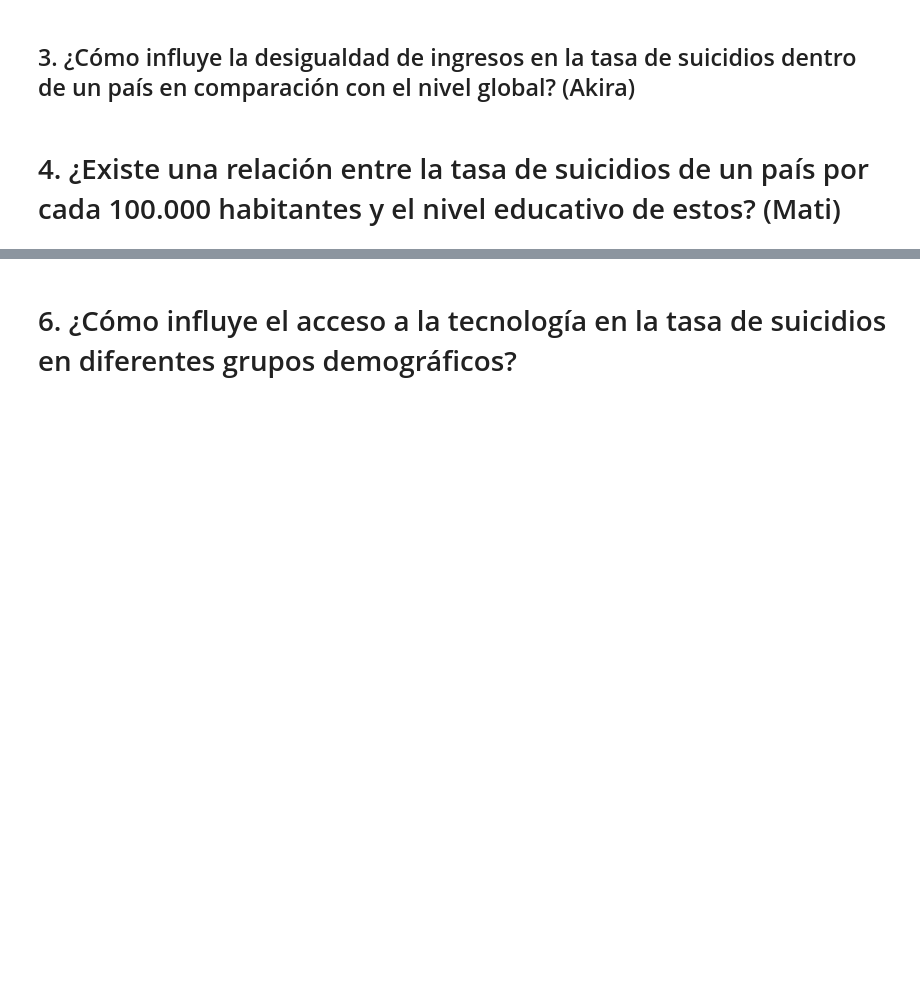
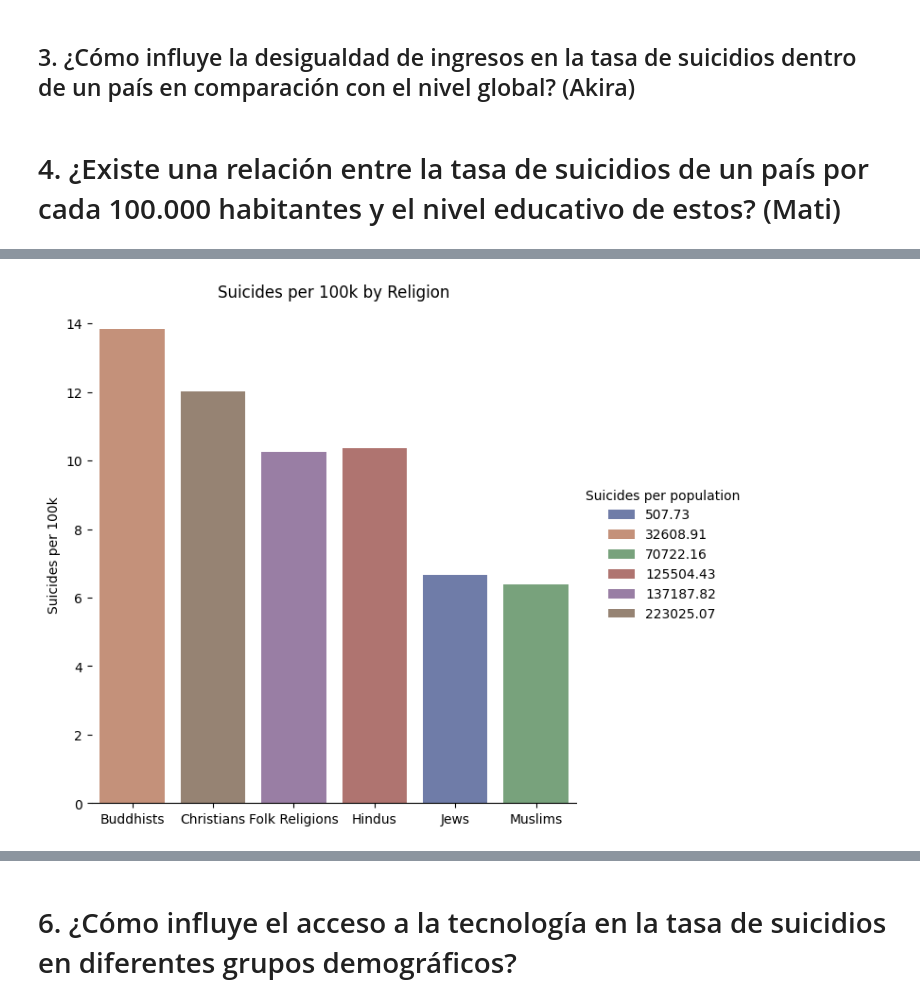
Before and after one commit to mardrouilly/Proyecto-I.C.D.-Grupo-2, a Jupyter notebook: Project_df.ipynb, the cells around one changed output, grey strips where cells are left out. Saved outputs shown, nothing was run; the diff lists cells and outputs as text; code cells hidden in the pictures; blank space fills up the shorter version.

```diff
--- a/Project_df.ipynb
+++ b/Project_df.ipynb
@@ -120,0 +265,25 @@ suicidios_ingresos2019.head(15)
+# %%
+#Ordenamos el dataframe por religion. Es decir en cada row, veremos cual es la religion predominante (Mayor numero respecto a la poblacion total)
+#Para ello, agregaremos una columna('predominant') con la religion predominante por pais, siendo las opciones: Christians,Muslims,Hindus,Buddhists,Folk Religions,Other Religions, Jews
+religion_columns = ['Christians', 'Muslims', 'Hindus', 'Buddhists', 'Folk Religions', 'Other Religions', 'Jews']
+religions_df = suicidios_religion_2010.copy()
+for col in religion_columns:
+    # Convertimos a numeros
+    religions_df[col] = religions_df[col].replace('<', '', regex=True).replace(',', '', regex=True)
+    religions_df[col] = pd.to_numeric(religions_df[col], errors='coerce')
+religions_df['Predominant Religion'] = religions_df[religion_columns].idxmax(axis=1)
+#Eliminamos todas las columnas que no sean necesarias: Christians,Musilms...etc
+for religion in religion_columns:
+    religions_df.drop(columns=[religion], inplace=True)
+
+#Creamos un dataframe agrupado por 'Predominant Religion' y calculamos el promedio de suicidios 'Suicides per 100K'
+grouped_df = religions_df.groupby('Predominant Religion').agg({'Population': 'sum', 'Suicides per 100K': 'mean'})
+
+grouped_df = grouped_df.reset_index()
+#Ajustamos el numero sucidies per 100k para que sea mas legible
+grouped_df['Suicides per 100K'] = grouped_df['Suicides per 100K'].round(2)
+# %%
+#Creamos la columna 'Suicides per population' que es se calcula: (population * suicides per 100k) / 100000
+grouped_df['Suicides per population'] = (grouped_df['Population'] * grouped_df['Suicides per 100K']) / 100000
+grouped_df['Suicides per population'] = grouped_df['Suicides per population'].round(2)
+grouped_df
@@ -120,0 +298,13 @@ suicidios_ingresos2019.head(15)
+# %%
+g = sns.catplot(
+    data=grouped_df, kind="bar",
+    x="Predominant Religion", y="Suicides per 100K", hue="Suicides per population",
+    palette="dark", alpha=.6, height=6
+)
+g.despine(left=True)
+g.set_axis_labels("", "Suicides per 100k")
+g.legend.set_title("Suicides per population")
+plt.title("Suicides per 100k by Religion")
+plt.show()
+# %% [output]
+[figure, added]
```
Also changed, not shown: parts of 11 cells of this notebook.
